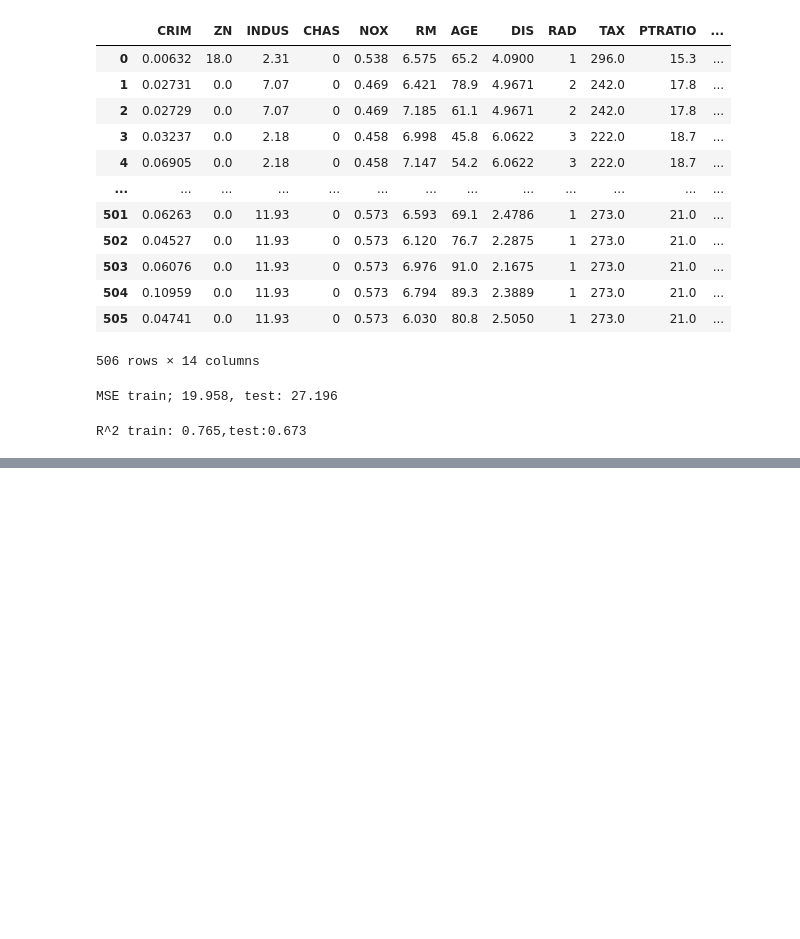
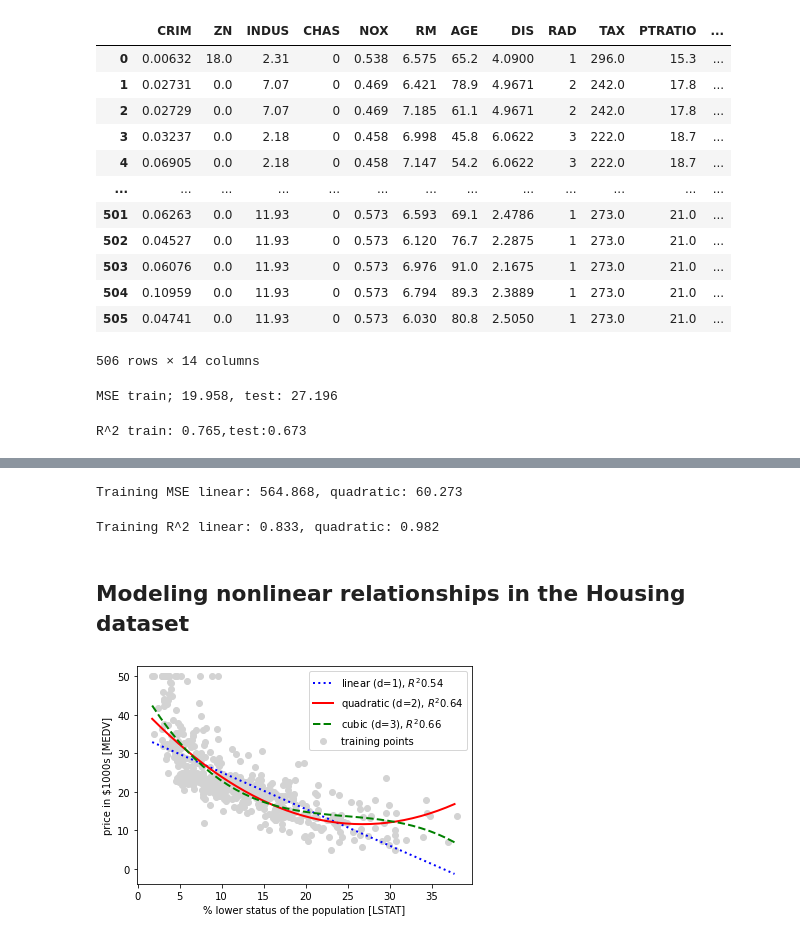
Before and after one commit to mitsyprada/ML-book-exercises, a Jupyter notebook: 10 Predicting Continuous Target Variables with Regression Analysis.ipynb, the cells around one changed output, grey strips where cells are left out. Drawn from its saved outputs; the diff is of its cells as text; code cells hidden in the pictures; blank space fills up the shorter version.

```diff
--- a/10 Predicting Continuous Target Variables with Regression Analysis.ipynb
+++ b/10 Predicting Continuous Target Variables with Regression Analysis.ipynb
@@ -233,0 +293,12 @@ R^2 train: 0.765,test:0.673
+# %%
+y_lin_pred = lr.predict(X)
+y_quad_pred = pr.predict(X_quad)
+print('Training MSE linear: %.3f, quadratic: %.3f' % (mean_squared_error(y, y_lin_pred), mean_squared_error(y, y_quad_pred)))
+# %% [output]
+Training MSE linear: 564.868, quadratic: 60.273
+# %%
+print('Training R^2 linear: %.3f, quadratic: %.3f'%(r2_score(y,y_lin_pred), r2_score(y, y_quad_pred)))
+# %% [output]
+Training R^2 linear: 0.833, quadratic: 0.982
+# %% [markdown]
+## Modeling nonlinear relationships in the Housing dataset
@@ -233,0 +310,32 @@ R^2 train: 0.765,test:0.673
+# %%
+#create quadratic features
+quadratic = PolynomialFeatures(degree=2)
+cubic = PolynomialFeatures(degree=3)
+X_quad = quadratic.fit_transform(X)
+X_cubic = cubic.fit_transform(X)
+# %%
+#fit features
+X_fit = np.arange(X.min(),X.max(),1)[:,np.newaxis]
+#linear regression on linear new array
+regr = regr.fit(X,y)
+y_lin_fit = regr.predict(X_fit)
+linear_r2 = r2_score(y, regr.predict(X))
+# %%
+regr = regr.fit(X_quad, y)
+y_quad_fit = regr.predict(quadratic.fit_transform(X_fit))
+quadratic_r2 = r2_score(y, regr.predict(X_quad))
+# %%
+regr = regr.fit(X_cubic, y)
+y_cubic_fit = regr.predict(cubic.fit_transform(X_fit))
+cubic_r2 = r2_score(y, regr.predict(X_cubic))
+# %%
+plt.scatter(X,y,label = 'training points', color = 'lightgray')
+plt.plot(X_fit, y_lin_fit, label = 'linear (d=1), $R^2%.2f$' % linear_r2, color='blue', lw=2, linestyle=':')
+plt.plot(X_fit, y_quad_fit, label='quadratic (d=2), $R^2%.2f$' % quadratic_r2, color = 'red', lw=2, linestyle = '-')
+plt.plot(X_fit, y_cubic_fit, label='cubic (d=3), $R^2%.2f$' % cubic_r2, color='green',lw=2 , linestyle = '--')
+plt.xlabel('% lower status of the population [LSTAT]')
+plt.ylabel('price in $1000s [MEDV]')
+plt.legend(loc='upper right')
+plt.show()
+# %% [output]
+[figure, added]
```
Also changed, not shown: parts of 23 cells of this notebook, 1 other file.
